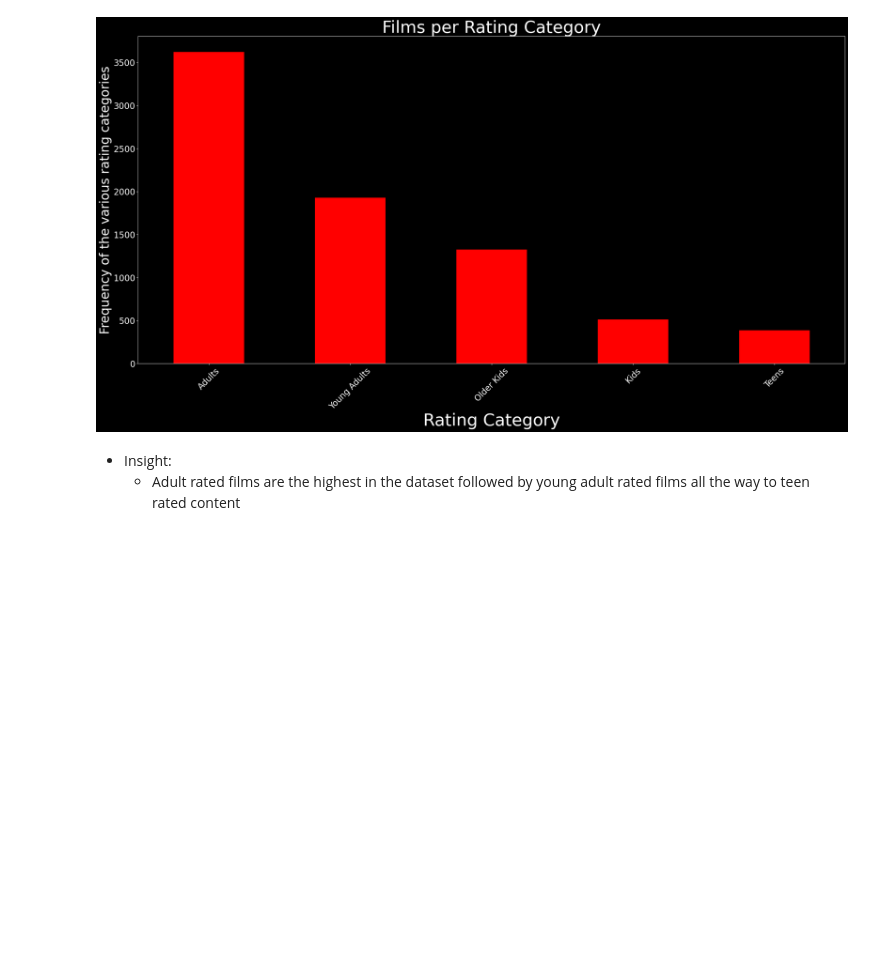
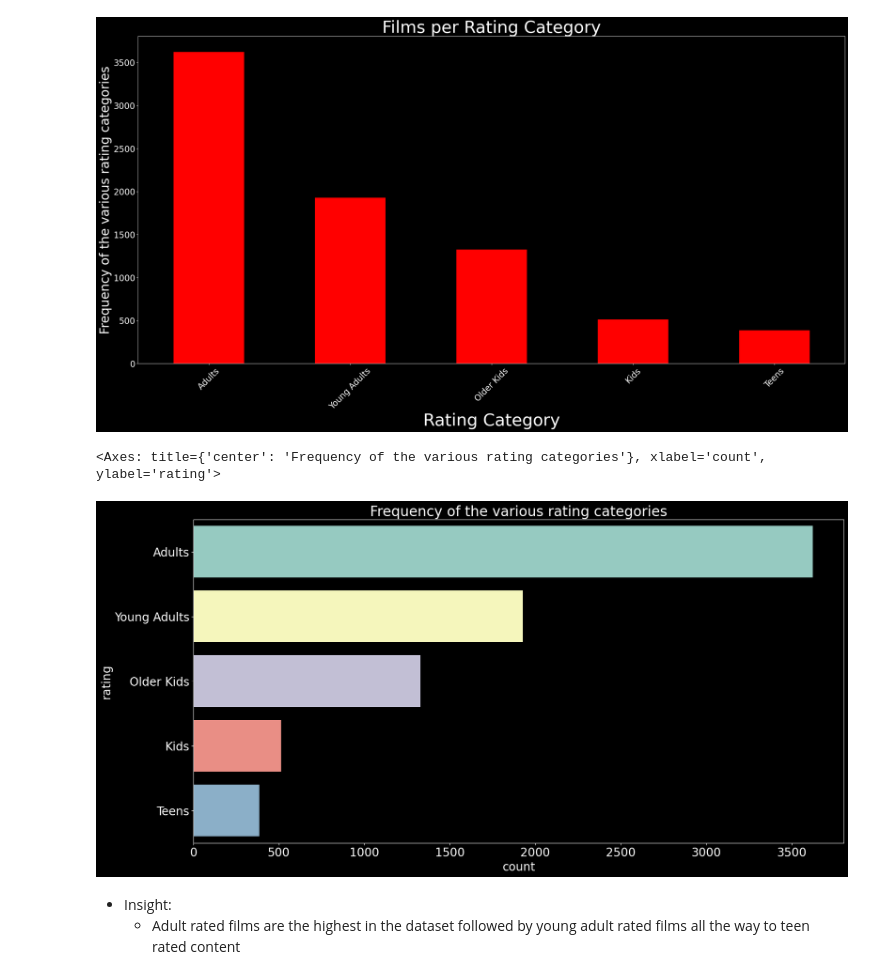
Before and after one commit to JanKosgei/Netflix-Recommendations, a Jupyter notebook: K-Means Netflix.ipynb, the cells around one changed output. Drawn from its saved outputs; the diff is of its cells as text; code cells hidden in the pictures; blank space fills up the shorter version.

```diff
--- a/K-Means Netflix.ipynb
+++ b/K-Means Netflix.ipynb
@@ -144,6 +144,15 @@ plt.xticks(rotation = 45)
 plt.title('Films per Rating Category').set_fontsize(40)
 # %% [output]
 [figure]
+# %%
+plt.figure(figsize=(20,10))
+plt.rcParams['font.size'] = 20
+plt.title('Frequency of the various rating categories')
+
+sns.countplot(data=Netflix, y='rating', order=Netflix['rating'].value_counts(ascending=False).index)
+# %% [output]
+<Axes: title={'center': 'Frequency of the various rating categories'}, xlabel='count', ylabel='rating'>
+[figure, added]
 # %% [markdown]
 - Insight:
    - Adult rated films are the highest in the dataset followed by young adult rated films all the way to teen rated content
```
Also changed, not shown: parts of 1 cell of this notebook.
